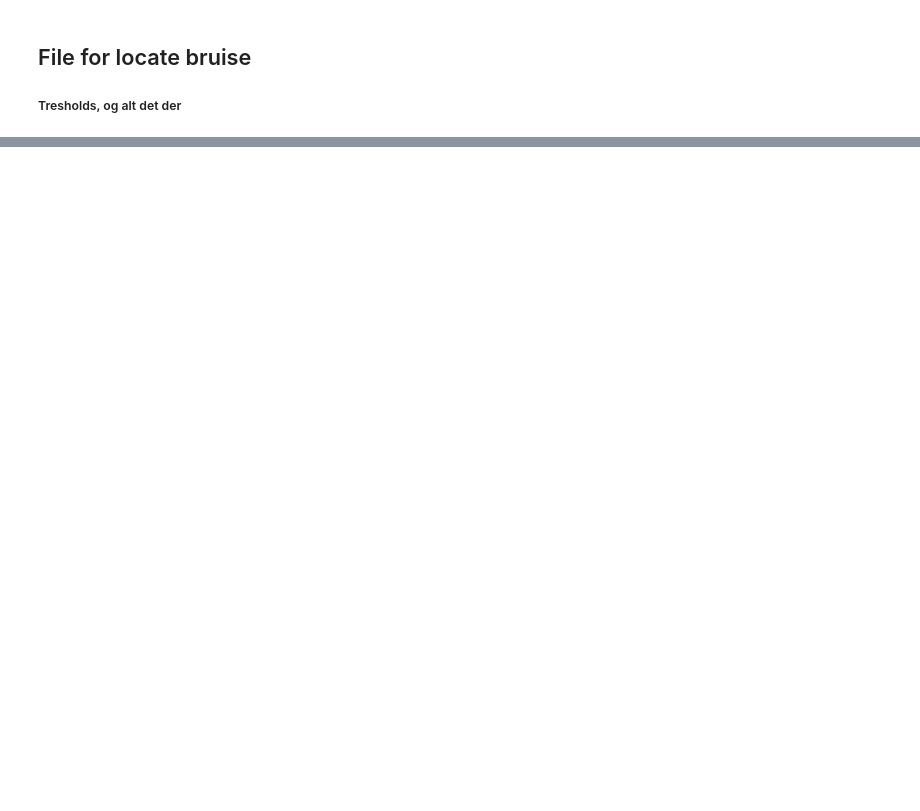
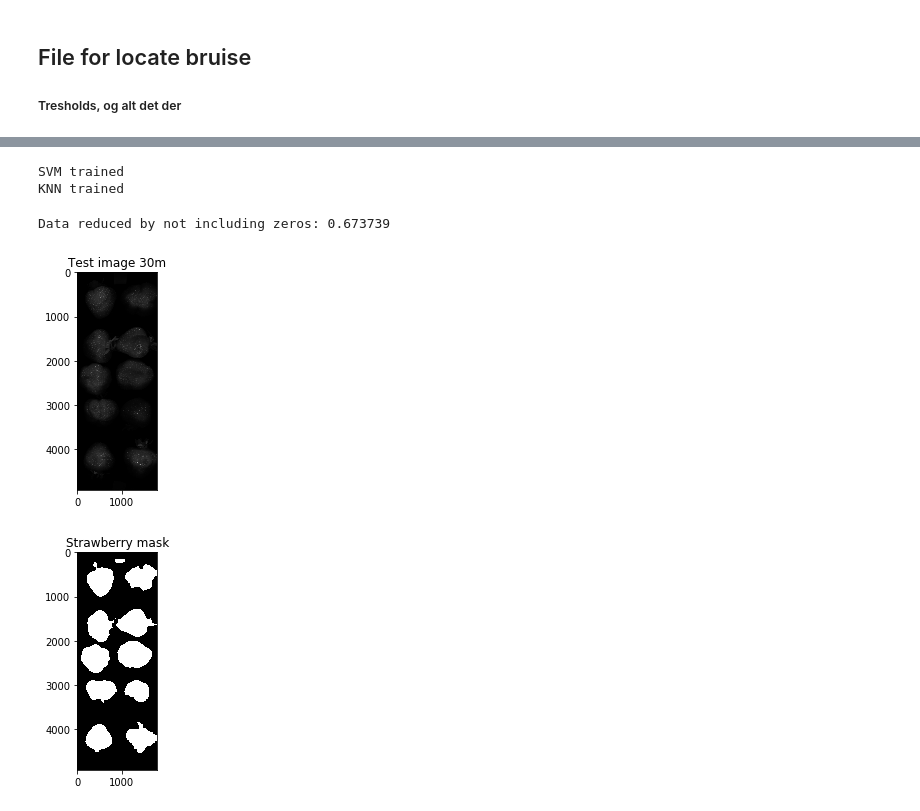
Before and after one commit to Kohmann/potato-classification, a Jupyter notebook: detection.ipynb, the cells around one changed output, grey strips where cells are left out. Cells and saved outputs as stored; diff of their text form; code cells hidden in the pictures; blank space fills up the shorter version.

```diff
--- a/detection.ipynb
+++ b/detection.ipynb
@@ -100,23 +109,30 @@ print("KNN trained")
 nr = "2" # strawberry id used for training
 fileNameSVM = "SVM_" + trainName + "_STB" + nr + ".joblib"
 fileNameKNN = "KNN_" + trainName + "_STB" + nr + ".joblib"
-dump(svm, fileNameSVM)   # saves model
-dump(knn, fileNameKNN)
+#dump(svm, fileNameSVM)   # save models
+#dump(knn, fileNameKNN)
+# %% [output]
+SVM trained
+KNN trained
 # %%
-testName = "3h"
+testName = "30m"
 
 strawberryCube = sp.open_image(getImage(testName))
-strawberriesDistinct = strawberryCube.read_bands( distinctBands )[4500:,900:,:] # Only distinct bands and removes the reference obj.
+strawberriesDistinct = strawberryCube.read_bands( distinctBands )[1000:,:,:] # Only distinct bands and removes the reference obj.
 
                                              #12h    # berry 1             berry 2          berry 3       berry 1,2,3,4      berry 7,8,9,10
 #testimg = getRegion(strawberriesDistinct, 900, 4504, 1800)  #[1224, 5090, 600], [333 ,5060, 666] , [344, 3912] , [900, 4504, 1800], [900, 1960, 1800]
 testimg = strawberriesDistinct
 sp.imshow(testimg[:,:,testimg.shape[-1]-1], title="Test image " + testName)
 
 mask = strawberryMask(testimg)
 sp.imshow(mask, title="Strawberry mask")
 
 x_test = testimg[np.where(mask==1)]
 
 print("Data reduced by not including zeros: %f" % ( 1-np.prod(x_test.shape)/np.prod(testimg.shape) ) )
+# %% [output]
+Data reduced by not including zeros: 0.673739
+[figure, added]
+[figure, added]
 # %%
```
Also changed, not shown: parts of 5 cells of this notebook, 2 other files.
